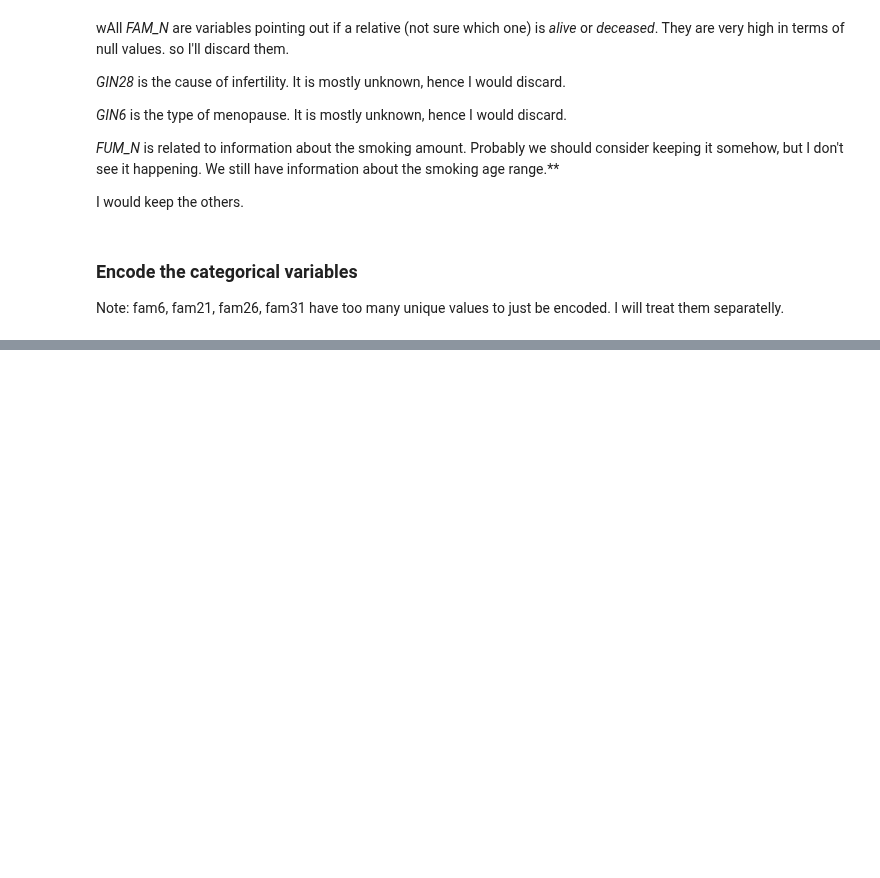
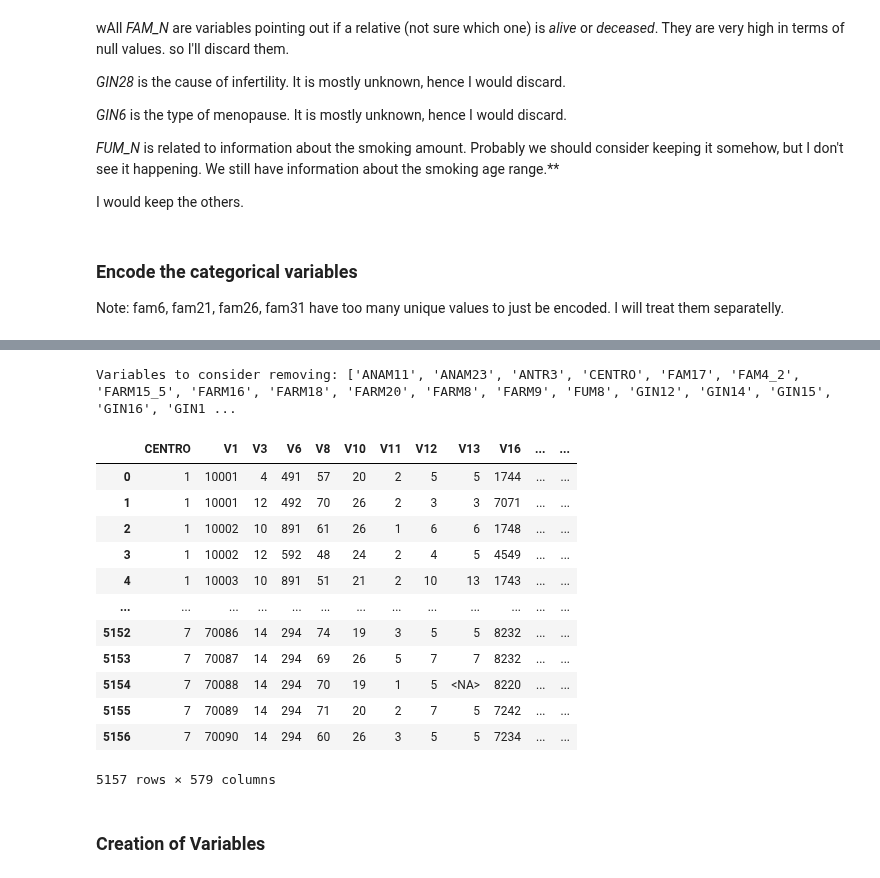
Before and after one commit to Paolaloi/EpidemLab, a Jupyter notebook: code.ipynb, the cells around one changed output, grey strips where cells are left out. Drawn from its saved outputs; the diff is of its cells as text; code cells hidden in the pictures; blank space fills up the shorter version.

```diff
--- a/code.ipynb
+++ b/code.ipynb
@@ -318,0 +454,14 @@ KeyError: "None of [Index(['center', 'v4', 'v5', 'v9', 'v14', 'v15', 'fum10', 'f
+# %%
+pd.set_option('future.no_silent_downcasting', True)
+corr_matrix = filtered_df1.fillna(np.nan).infer_objects(copy=False).corr().abs()
+upper = corr_matrix.where(np.triu(np.ones(corr_matrix.shape), k=1).astype(bool))
+
+# Find columns with correlation above threshold (e.g., 0.9)
+threshold = 0.80
+high_corr = [(col, row, upper.loc[row, col])
+             for col in upper.columns
+             for row in upper.index
+             if upper.loc[row, col] > threshold]
+
+# Convert to DataFrame for easier viewing
+high_corr_df = pd.DataFrame(high_corr, columns=["Variable 1", "Variable 2", "Correlation"])
@@ -318,0 +488,42 @@ KeyError: "None of [Index(['center', 'v4', 'v5', 'v9', 'v14', 'v15', 'fum10', 'f
+# %%
+G = nx.Graph()
+for _, row in high_corr_df.iterrows():
+    G.add_edge(row["Variable 1"], row["Variable 2"])
+
+removable_vars = set()
+for component in nx.connected_components(G):
+    # For each group, count the number of high correlations for each variable
+    subgraph = G.subgraph(component)
+    degrees = dict(subgraph.degree())
+    # Keep the variable with the highest degree (most connections)
+    keep_var = max(degrees, key=degrees.get)
+    # Mark all others as removable
+    removable_vars.update(set(component) - {keep_var})
+
+removable_vars = sorted(removable_vars)
+print("Variables to consider removing:", removable_vars)
+# %% [output]
+Variables to consider removing: ['ANAM11', 'ANAM23', 'ANTR3', 'CENTRO', 'FAM17', 'FAM4_2', 'FARM15_5', 'FARM16', 'FARM18', 'FARM20', 'FARM8', 'FARM9', 'FUM8', 'GIN12', 'GIN14', 'GIN15', 'GIN16', 'GIN1 ...
+# %%
+removable_vars.remove('V1')
+removable_vars.append('V2')
+removable_vars.remove('CENTRO')
+# %%
+filtered_df2 = filtered_df1.drop(columns=removable_vars, errors="ignore")
+filtered_df2
+# %% [output]
+|  | CENTRO | V1 | V3 | V6 | V8 | V10 | V11 | V12 | V13 | V16 | ... | ... |
+| 0 | 1 | 10001 | 4 | 491 | 57 | 20 | 2 | 5 | 5 | 1744 | ... | ... |
+| 1 | 1 | 10001 | 12 | 492 | 70 | 26 | 2 | 3 | 3 | 7071 | ... | ... |
+| 2 | 1 | 10002 | 10 | 891 | 61 | 26 | 1 | 6 | 6 | 1748 | ... | ... |
+| 3 | 1 | 10002 | 12 | 592 | 48 | 24 | 2 | 4 | 5 | 4549 | ... | ... |
+| 4 | 1 | 10003 | 10 | 891 | 51 | 21 | 2 | 10 | 13 | 1743 | ... | ... |
+| ... | ... | ... | ... | ... | ... | ... | ... | ... | ... | ... | ... | ... |
+| 5152 | 7 | 70086 | 14 | 294 | 74 | 19 | 3 | 5 | 5 | 8232 | ... | ... |
+| 5153 | 7 | 70087 | 14 | 294 | 69 | 26 | 5 | 7 | 7 | 8232 | ... | ... |
+| 5154 | 7 | 70088 | 14 | 294 | 70 | 19 | 1 | 5 | <NA> | 8220 | ... | ... |
+| 5155 | 7 | 70089 | 14 | 294 | 71 | 20 | 2 | 7 | 5 | 7242 | ... | ... |
+| 5156 | 7 | 70090 | 14 | 294 | 60 | 26 | 3 | 5 | 5 | 7234 | ... | ... |
+5157 rows × 579 columns
+# %% [markdown]
+### Creation of Variables
```
Also changed, not shown: parts of 14 cells of this notebook.
